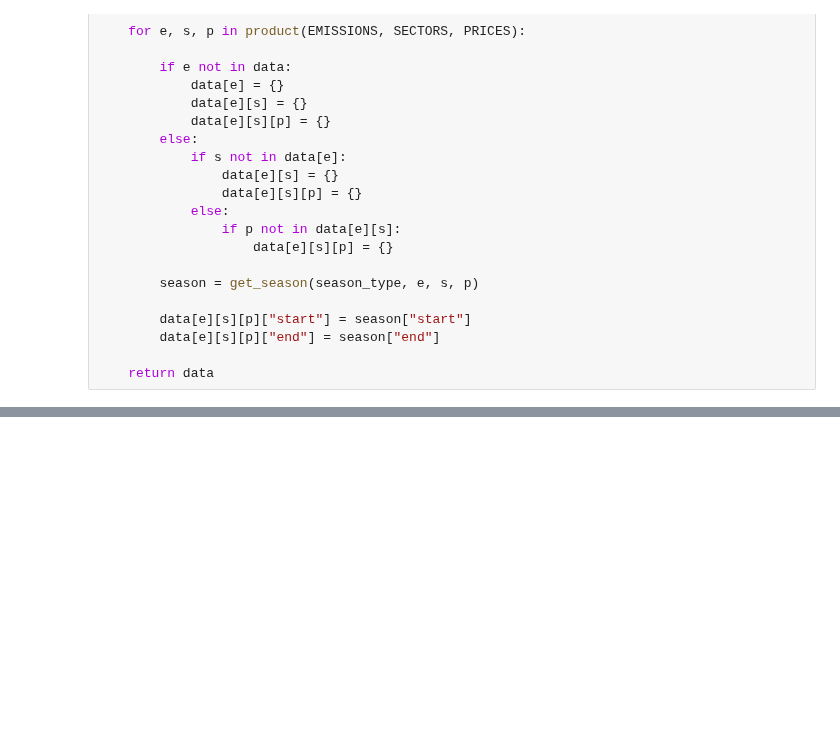
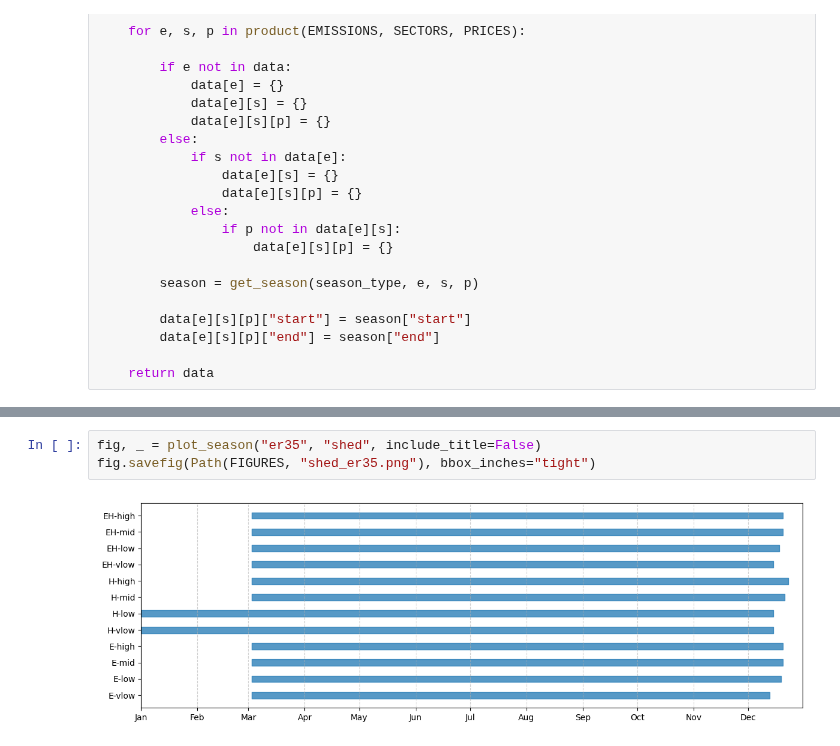
Before and after one commit to trevorb1/pypsa-demand-response, a Jupyter notebook: analysis/seasons.ipynb, the cells around one changed output, grey strips where cells are left out. Cells and saved outputs as stored; diff of their text form; blank space fills up the shorter version.

```diff
--- a/analysis/seasons.ipynb
+++ b/analysis/seasons.ipynb
@@ -143,0 +133,5 @@ plot_season("shift")
+# %%
+fig, _ = plot_season("er35", "shed", include_title=False)
+fig.savefig(Path(FIGURES, "shed_er35.png"), bbox_inches="tight")
+# %% [output]
+[figure, added]
```
Also changed, not shown: parts of 11 cells of this notebook, 1 other file.
